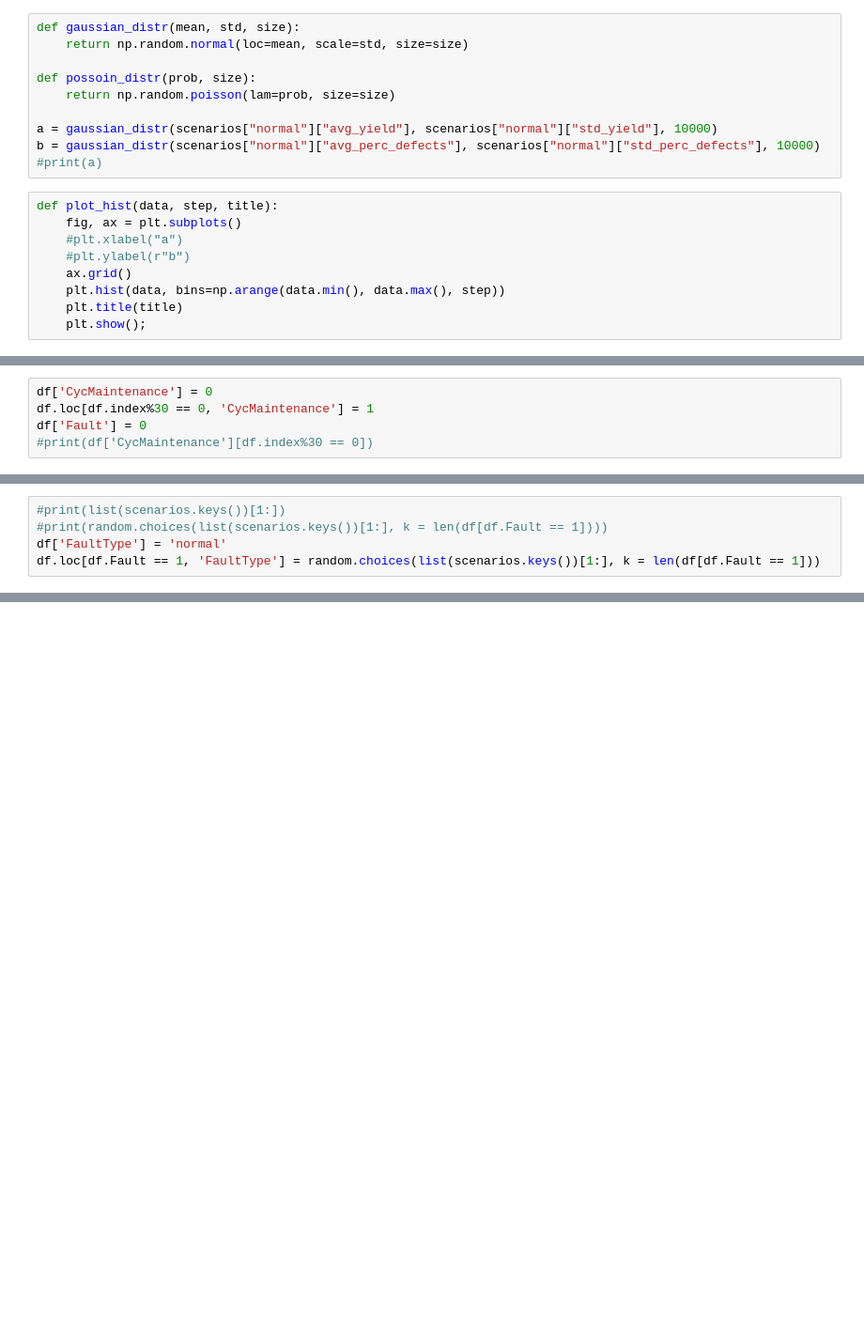
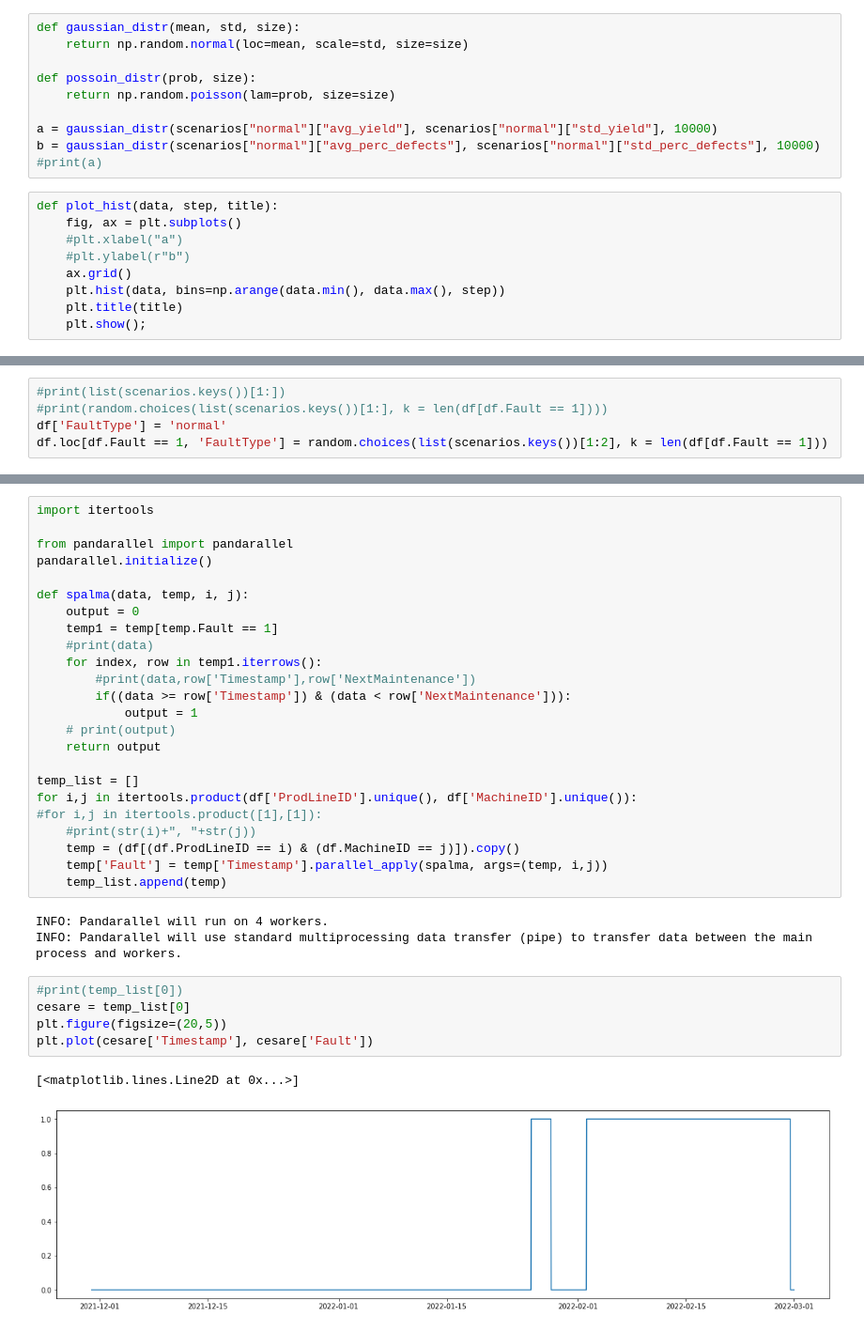
Before and after one commit to SAP-samples/btp-ai-sustainability-bootcamp, a Jupyter notebook: src/data-simulation/data_simulation.ipynb, the cells around one changed output, grey strips where cells are left out. Shown at 94% size. Drawn from its saved outputs; the diff is of its cells as text; blank space fills up the shorter version.

```diff
--- a/src/data-simulation/data_simulation.ipynb
+++ b/src/data-simulation/data_simulation.ipynb
@@ -121,5 +142,0 @@ df = generateTimeSeries(1)
-# %%
-df['CycMaintenance'] = 0
-df.loc[df.index%30 == 0, 'CycMaintenance'] = 1
-df['Fault'] = 0
-#print(df['CycMaintenance'][df.index%30 == 0])
@@ -141,5 +142,0 @@ for i in df['ProdLineID'].unique():
-# %%
-#print(list(scenarios.keys())[1:])
-#print(random.choices(list(scenarios.keys())[1:], k = len(df[df.Fault == 1])))
-df['FaultType'] = 'normal'
-df.loc[df.Fault == 1, 'FaultType'] = random.choices(list(scenarios.keys())[1:], k = len(df[df.Fault == 1]))
@@ -146 +159,6 @@ df.loc[df.Fault == 1, 'FaultType'] = random.choices(list(scenarios.keys())[1:],
+# %%
+#print(list(scenarios.keys())[1:])
+#print(random.choices(list(scenarios.keys())[1:], k = len(df[df.Fault == 1])))
+df['FaultType'] = 'normal'
+df.loc[df.Fault == 1, 'FaultType'] = random.choices(list(scenarios.keys())[1:2], k = len(df[df.Fault == 1]))
 # %%
@@ -166,0 +182,35 @@ print(df.FaultType.unique())
+# %%
+import itertools
+
+from pandarallel import pandarallel
+pandarallel.initialize()
+
+def spalma(data, temp, i, j):
+    output = 0
+    temp1 = temp[temp.Fault == 1]
+    #print(data)
+    for index, row in temp1.iterrows():
+        #print(data,row['Timestamp'],row['NextMaintenance'])
+        if((data >= row['Timestamp']) & (data < row['NextMaintenance'])):
+            output = 1
+    # print(output)
+    return output
+
+temp_list = []
+for i,j in itertools.product(df['ProdLineID'].unique(), df['MachineID'].unique()):
+#for i,j in itertools.product([1],[1]):
+    #print(str(i)+", "+str(j))
+    temp = (df[(df.ProdLineID == i) & (df.MachineID == j)]).copy()
+    temp['Fault'] = temp['Timestamp'].parallel_apply(spalma, args=(temp, i,j))
+    temp_list.append(temp)
+# %% [output]
+INFO: Pandarallel will run on 4 workers.
+INFO: Pandarallel will use standard multiprocessing data transfer (pipe) to transfer data between the main process and workers.
+# %%
+#print(temp_list[0])
+cesare = temp_list[0]
+plt.figure(figsize=(20,5))
+plt.plot(cesare['Timestamp'], cesare['Fault'])
+# %% [output]
+[<matplotlib.lines.Line2D at 0x...>]
+[figure, added]
```
Also changed, not shown: parts of 10 cells of this notebook.
